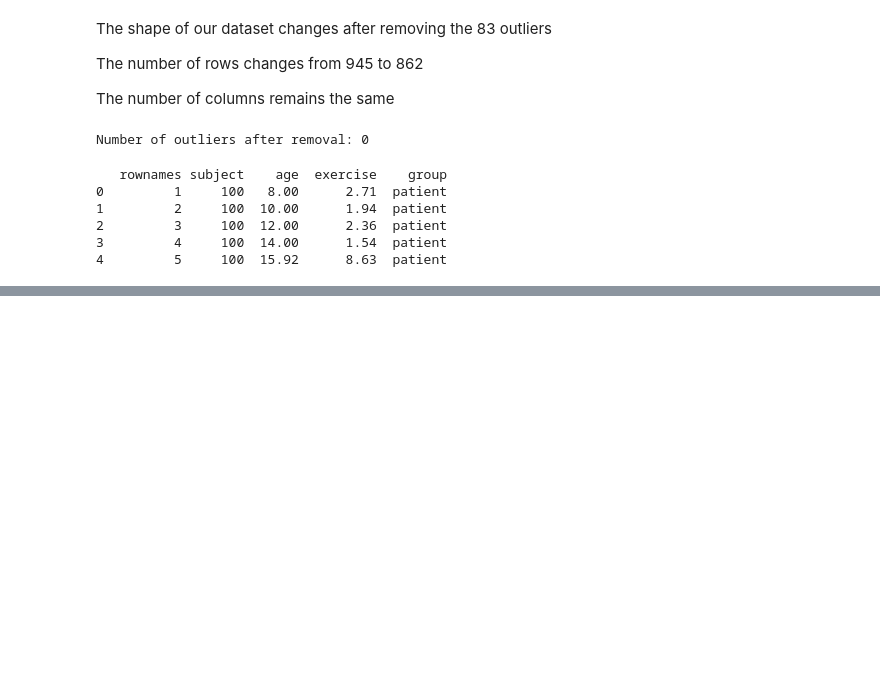
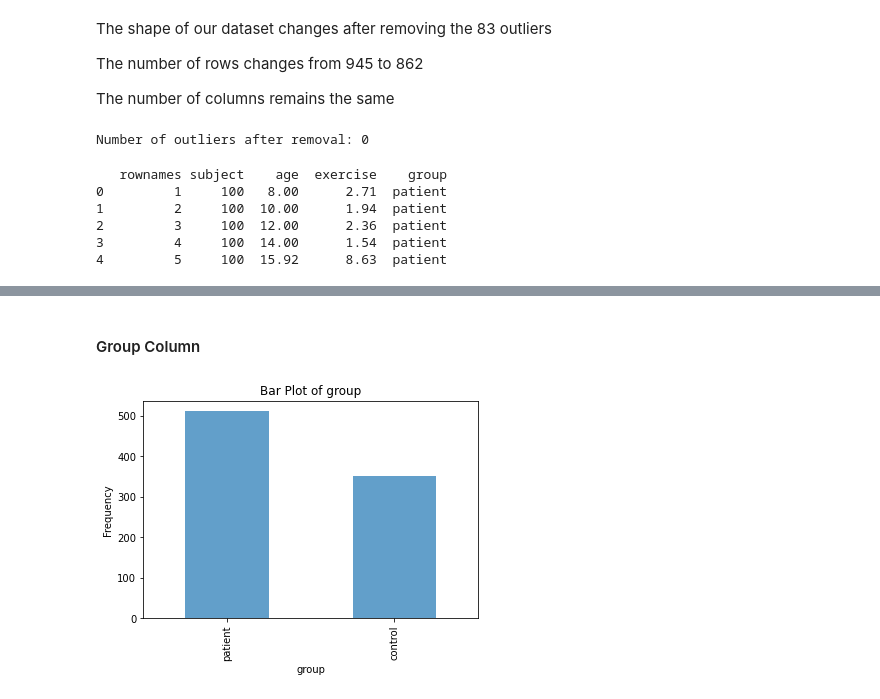
Before and after one commit to CessNgunjiri/Project, a Jupyter notebook: cecilia.ipynb, the cells around one changed output, grey strips where cells are left out. Drawn from its saved outputs; the diff is of its cells as text; code cells hidden in the pictures; blank space fills up the shorter version.

```diff
--- a/cecilia.ipynb
+++ b/cecilia.ipynb
@@ -213,0 +279,12 @@ data.head()
+# %% [markdown]
+#### Group Column
+# %%
+# Bar plots for categorical variables
+categorical_columns = ['group']
+for col in categorical_columns:
+    data_cleaned[col].value_counts().plot(kind='bar', alpha=0.7, title=f'Bar Plot of {col}')
+    plt.xlabel(col)
+    plt.ylabel('Frequency')
+    plt.show()
+# %% [output]
+[figure, added]
```
Also changed, not shown: parts of 47 cells of this notebook.
